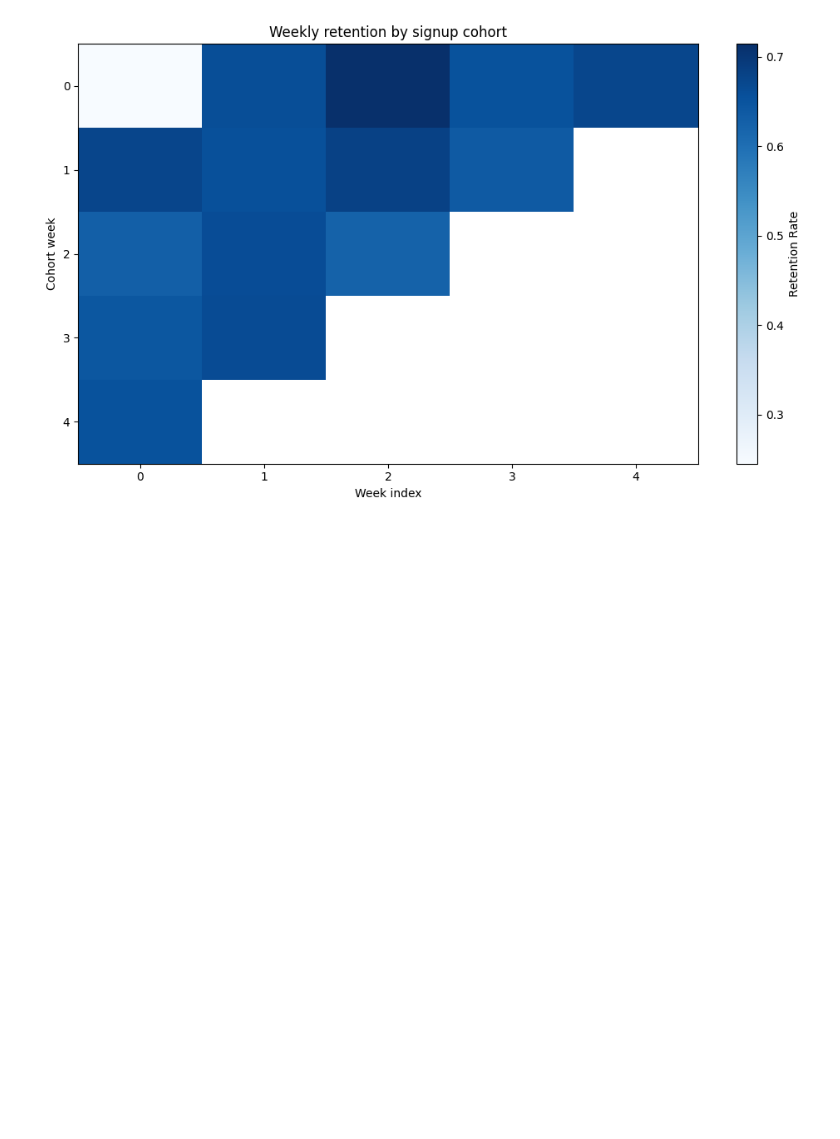
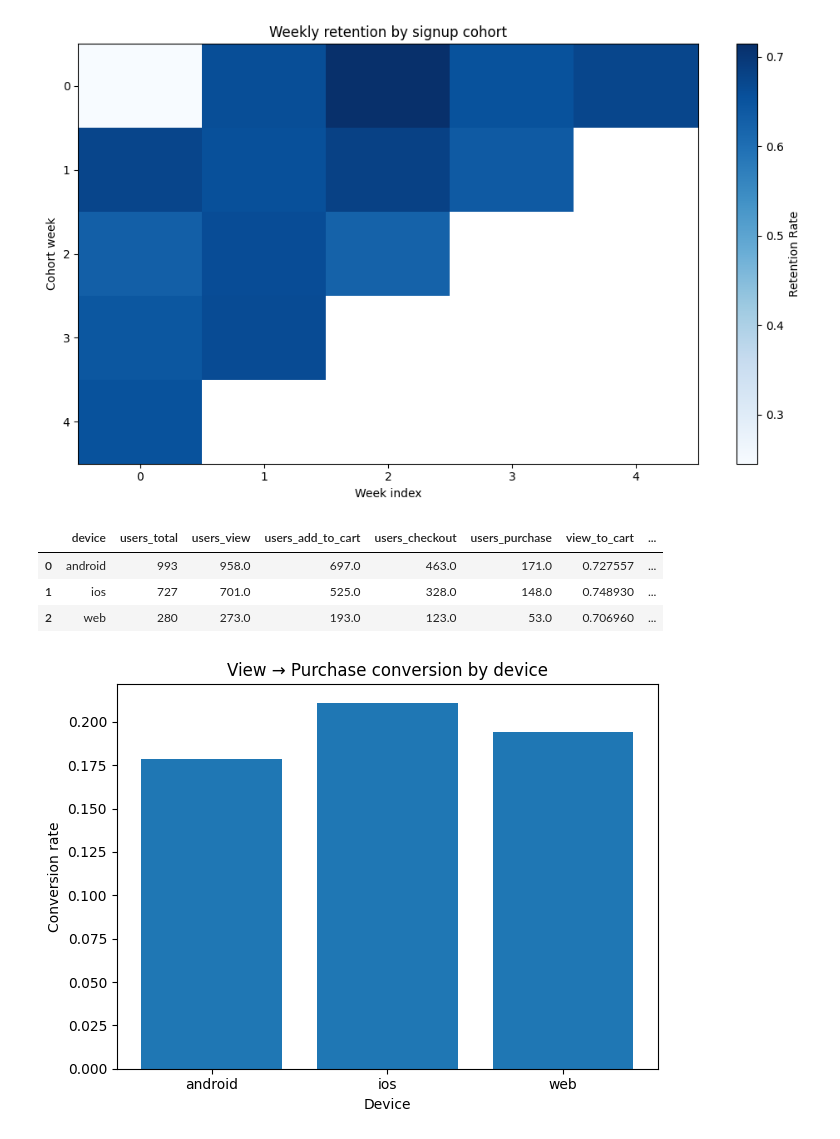
Before and after one commit to pratyush11float/ds-week1-2, a Jupyter notebook: notebooks/01_eda_metrics.ipynb, the cells around one changed output. Drawn from its saved outputs; the diff is of its cells as text; code cells hidden in the pictures; blank space fills up the shorter version.

Commit message:
Add funnel breakdown by device

```diff
--- a/notebooks/01_eda_metrics.ipynb
+++ b/notebooks/01_eda_metrics.ipynb
@@ -124,3 +125,28 @@ plt.tight_layout()
 plt.show()
 # %% [output]
 [figure]
+# %%
+# Query to calculate Funnel by Device Type
+from pathlib import Path
+
+q_funnel = (Path("..") / "sql" / "02_funnel_by_device.sql").read_text(encoding="utf-8")
+funnel_device = con.execute(q_funnel).df()
+funnel_device
+# %% [output]
+|  | device | users_total | users_view | users_add_to_cart | users_checkout | users_purchase | view_to_cart | ... |
+| 0 | android | 993 | 958.0 | 697.0 | 463.0 | 171.0 | 0.727557 | ... |
+| 1 | ios | 727 | 701.0 | 525.0 | 328.0 | 148.0 | 0.748930 | ... |
+| 2 | web | 280 | 273.0 | 193.0 | 123.0 | 53.0 | 0.706960 | ... |
+# %%
+# Plotting Funnel by Device Type
+import matplotlib.pyplot as plt
+
+plt.figure()
+plt.bar(funnel_device["device"], funnel_device["view_to_purchase"])
+plt.title("View → Purchase conversion by device")
+plt.xlabel("Device")
+plt.ylabel("Conversion rate")
+plt.tight_layout()
+plt.show()
+# %% [output]
+[figure, added]
```
Also changed, not shown: parts of 1 cell of this notebook, 1 other file.
